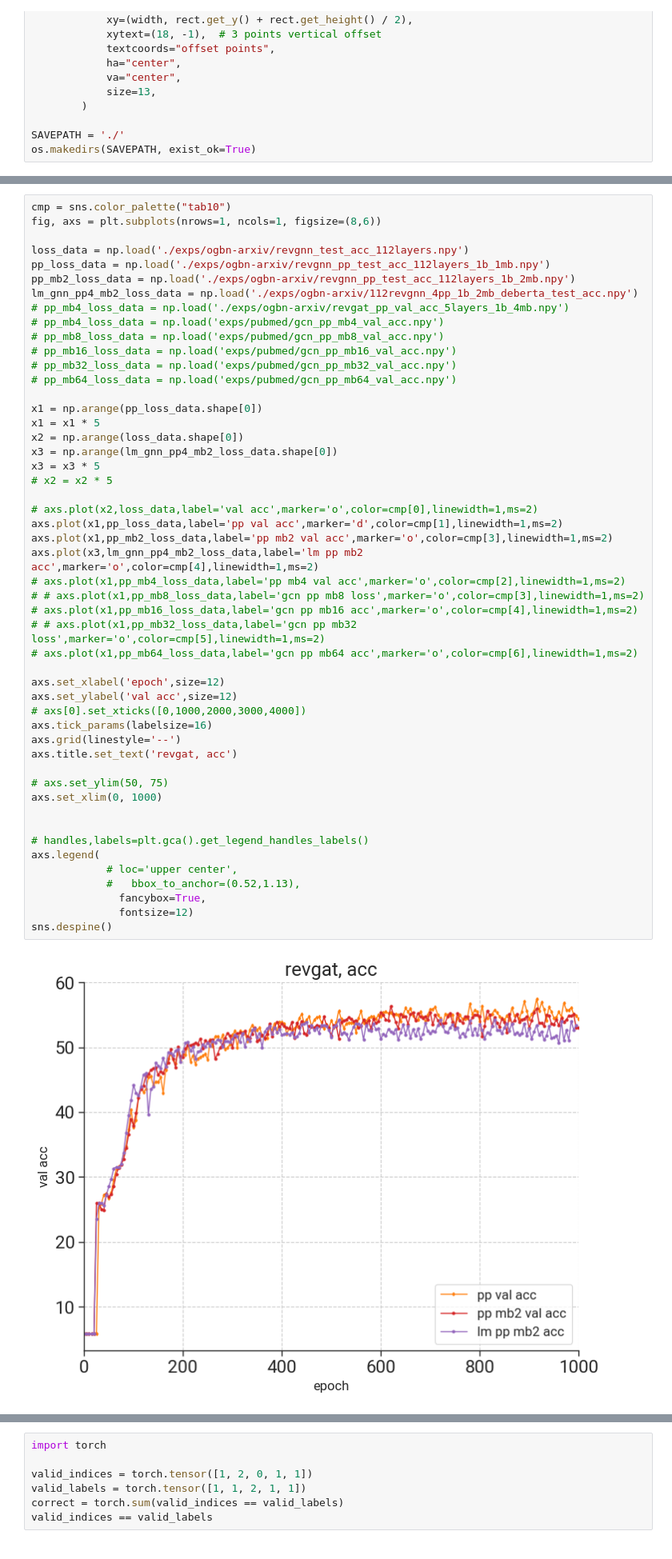
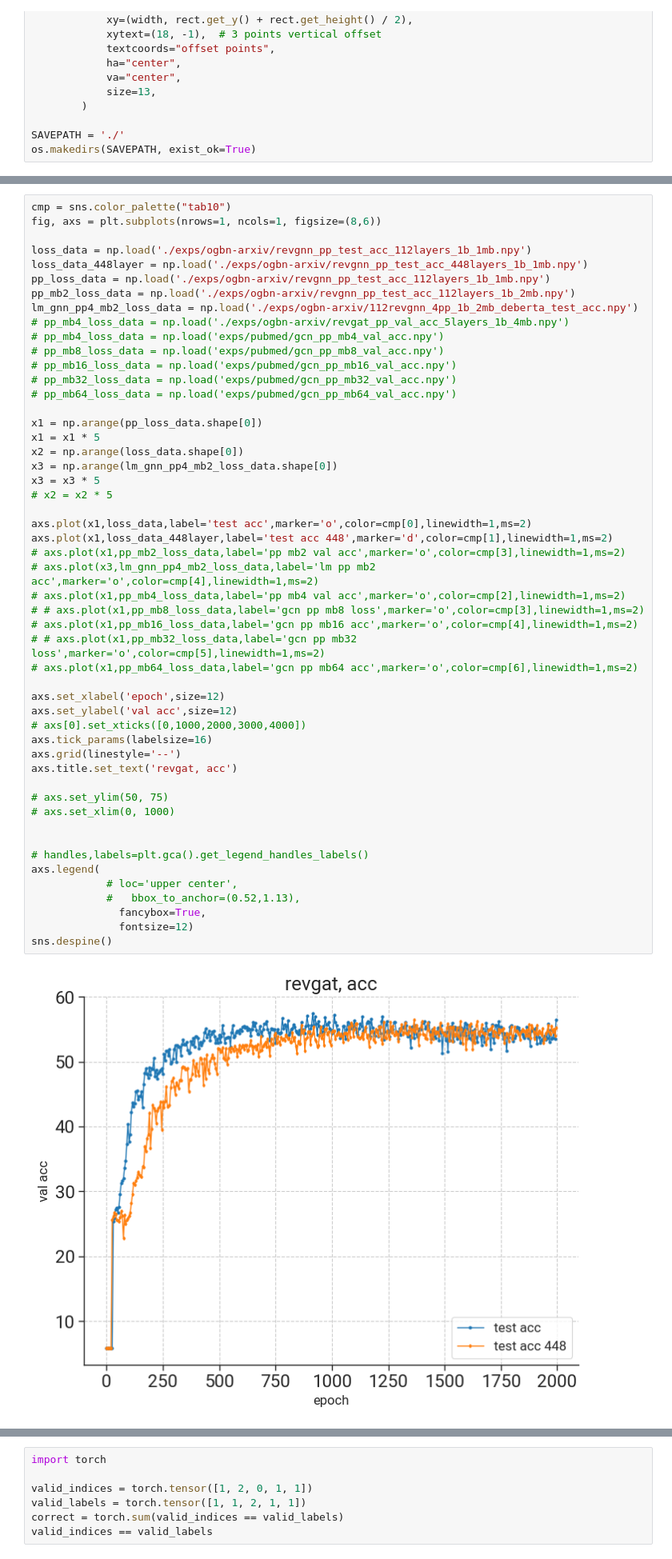
Before and after one commit to zxmeng98/TiGraph, a Jupyter notebook: plot.ipynb, the cells around one changed output, grey strips where cells are left out. Shown: that part at 80% size. Cells and saved outputs as stored; diff of their text form.

```diff
--- a/plot.ipynb
+++ b/plot.ipynb
@@ -121,7 +121,8 @@ pp_mb2_loss_data[380]
 cmp = sns.color_palette("tab10")
 fig, axs = plt.subplots(nrows=1, ncols=1, figsize=(8,6))
 
-loss_data = np.load('./exps/ogbn-arxiv/revgnn_test_acc_112layers.npy')
+loss_data = np.load('./exps/ogbn-arxiv/revgnn_pp_test_acc_112layers_1b_1mb.npy')
+loss_data_448layer = np.load('./exps/ogbn-arxiv/revgnn_pp_test_acc_448layers_1b_1mb.npy')
 pp_loss_data = np.load('./exps/ogbn-arxiv/revgnn_pp_test_acc_112layers_1b_1mb.npy')
 pp_mb2_loss_data = np.load('./exps/ogbn-arxiv/revgnn_pp_test_acc_112layers_1b_2mb.npy')
 lm_gnn_pp4_mb2_loss_data = np.load('./exps/ogbn-arxiv/112revgnn_4pp_1b_2mb_deberta_test_acc.npy')
@@ -136,36 +137,36 @@ x1 = np.arange(pp_loss_data.shape[0])
 x1 = x1 * 5
 x2 = np.arange(loss_data.shape[0])
 x3 = np.arange(lm_gnn_pp4_mb2_loss_data.shape[0])
 x3 = x3 * 5
 # x2 = x2 * 5
 
-# axs.plot(x2,loss_data,label='val acc',marker='o',color=cmp[0],linewidth=1,ms=2)
-axs.plot(x1,pp_loss_data,label='pp val acc',marker='d',color=cmp[1],linewidth=1,ms=2)
-axs.plot(x1,pp_mb2_loss_data,label='pp mb2 val acc',marker='o',color=cmp[3],linewidth=1,ms=2)
-axs.plot(x3,lm_gnn_pp4_mb2_loss_data,label='lm pp mb2 acc',marker='o',color=cmp[4],linewidth=1,ms=2)
+axs.plot(x1,loss_data,label='test acc',marker='o',color=cmp[0],linewidth=1,ms=2)
+axs.plot(x1,loss_data_448layer,label='test acc 448',marker='d',color=cmp[1],linewidth=1,ms=2)
+# axs.plot(x1,pp_mb2_loss_data,label='pp mb2 val acc',marker='o',color=cmp[3],linewidth=1,ms=2)
+# axs.plot(x3,lm_gnn_pp4_mb2_loss_data,label='lm pp mb2 acc',marker='o',color=cmp[4],linewidth=1,ms=2)
 # axs.plot(x1,pp_mb4_loss_data,label='pp mb4 val acc',marker='o',color=cmp[2],linewidth=1,ms=2)
 # # axs.plot(x1,pp_mb8_loss_data,label='gcn pp mb8 loss',marker='o',color=cmp[3],linewidth=1,ms=2)
 # axs.plot(x1,pp_mb16_loss_data,label='gcn pp mb16 acc',marker='o',color=cmp[4],linewidth=1,ms=2)
 # # axs.plot(x1,pp_mb32_loss_data,label='gcn pp mb32 loss',marker='o',color=cmp[5],linewidth=1,ms=2)
 # axs.plot(x1,pp_mb64_loss_data,label='gcn pp mb64 acc',marker='o',color=cmp[6],linewidth=1,ms=2)
 
 axs.set_xlabel('epoch',size=12)
 axs.set_ylabel('val acc',size=12)
 # axs[0].set_xticks([0,1000,2000,3000,4000])
 axs.tick_params(labelsize=16)
 axs.grid(linestyle='--')
 axs.title.set_text('revgat, acc')
 
 # axs.set_ylim(50, 75)
-axs.set_xlim(0, 1000)
+# axs.set_xlim(0, 1000)
 
 
 # handles,labels=plt.gca().get_legend_handles_labels()
 axs.legend(
             # loc='upper center',
             #   bbox_to_anchor=(0.52,1.13),
               fancybox=True,
               fontsize=12)
 sns.despine()
 # %% [output]
-[figure, old version]
+[figure, new version]
```
Also changed, not shown: parts of 3 cells of this notebook, 11 other files.
